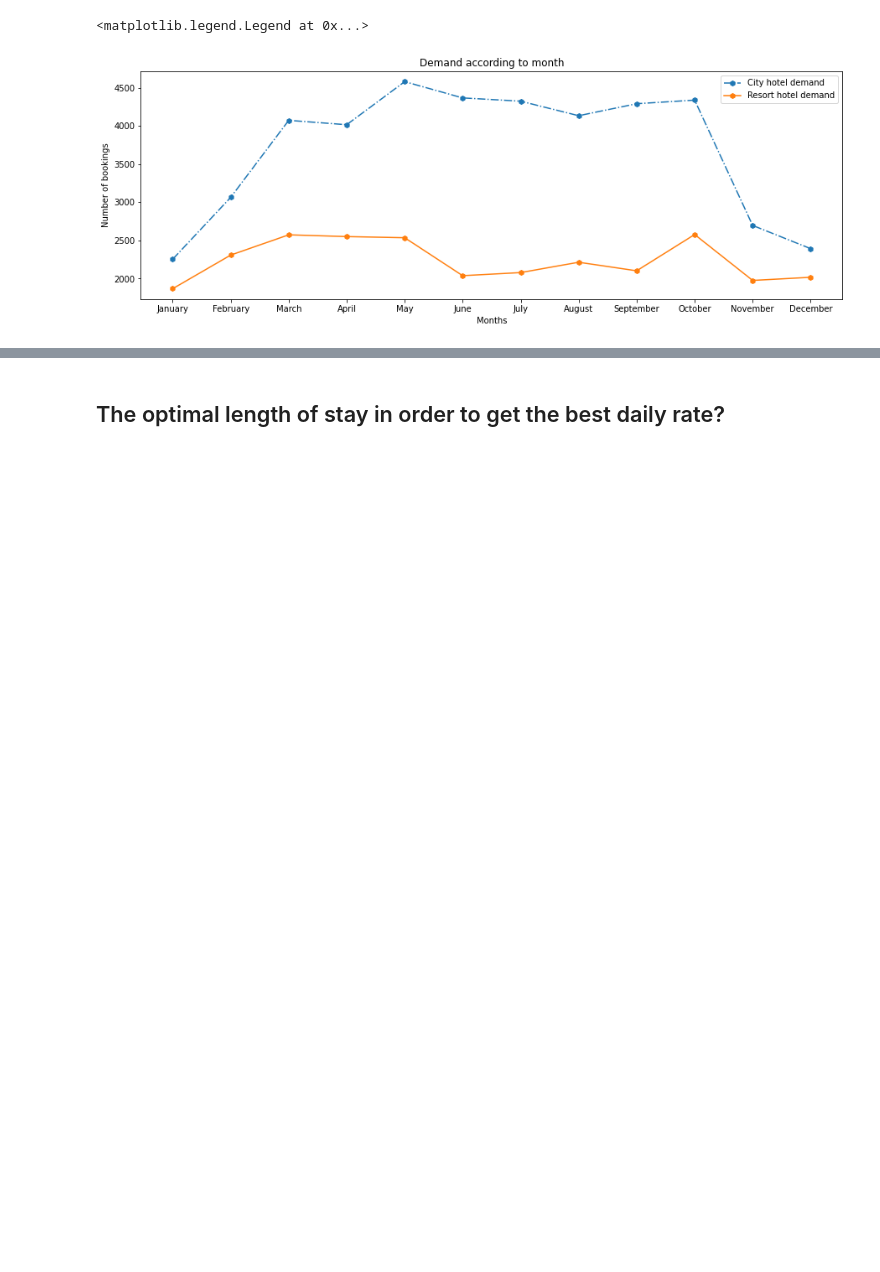
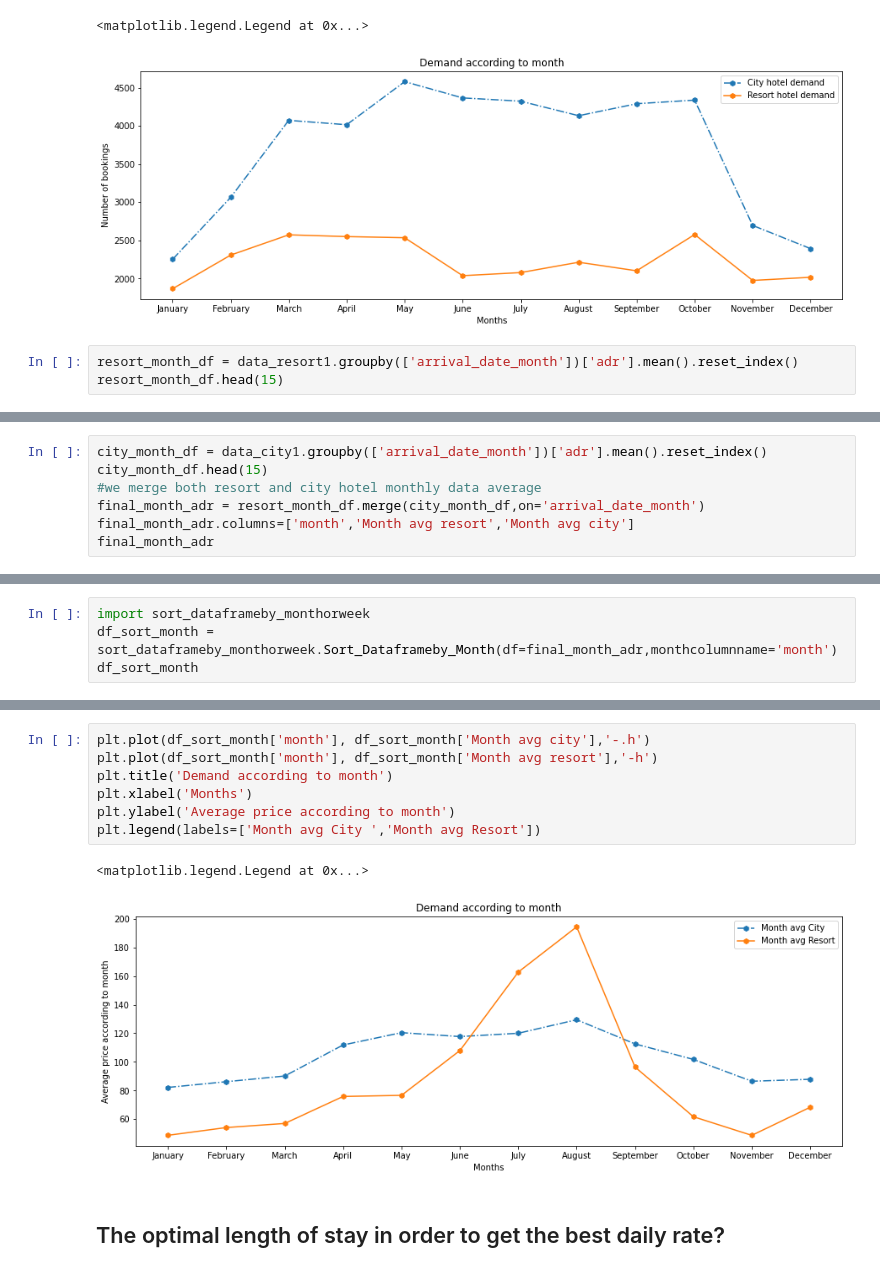
Before and after one commit to Jayjake1/hotel-booking-analysis, a Jupyter notebook: Hotel_booking_analysis_team_project.ipynb, the cells around one changed output, grey strips where cells are left out. Saved outputs shown, nothing was run; the diff lists cells and outputs as text; blank space fills up the shorter version.

```diff
--- a/Hotel_booking_analysis_team_project.ipynb
+++ b/Hotel_booking_analysis_team_project.ipynb
@@ -590,3 +590,6 @@ plt.legend(labels=['City hotel demand','Resort hotel demand'])
 # %% [output]
 <matplotlib.legend.Legend at 0x...>
 [figure]
+# %%
+resort_month_df = data_resort1.groupby(['arrival_date_month'])['adr'].mean().reset_index()
+resort_month_df.head(15)
@@ -592,0 +610,7 @@ plt.legend(labels=['City hotel demand','Resort hotel demand'])
+# %%
+city_month_df = data_city1.groupby(['arrival_date_month'])['adr'].mean().reset_index()
+city_month_df.head(15)
+#we merge both resort and city hotel monthly data average
+final_month_adr = resort_month_df.merge(city_month_df,on='arrival_date_month')
+final_month_adr.columns=['month','Month avg resort','Month avg city']
+final_month_adr
@@ -592,0 +631,4 @@ plt.legend(labels=['City hotel demand','Resort hotel demand'])
+# %%
+import sort_dataframeby_monthorweek
+df_sort_month = sort_dataframeby_monthorweek.Sort_Dataframeby_Month(df=final_month_adr,monthcolumnname='month')
+df_sort_month
@@ -593,3 +649,13 @@ plt.legend(labels=['City hotel demand','Resort hotel demand'])
+# %%
+plt.plot(df_sort_month['month'], df_sort_month['Month avg city'],'-.h')
+plt.plot(df_sort_month['month'], df_sort_month['Month avg resort'],'-h')
+plt.title('Demand according to month')
+plt.xlabel('Months')
+plt.ylabel('Average price according to month')
+plt.legend(labels=['Month avg City ','Month avg Resort'])
+# %% [output]
+<matplotlib.legend.Legend at 0x...>
+[figure, added]
 # %% [markdown]
 ## The optimal length of stay in order to get the best daily rate?
 # %%
```
Also changed, not shown: parts of 14 cells of this notebook.
